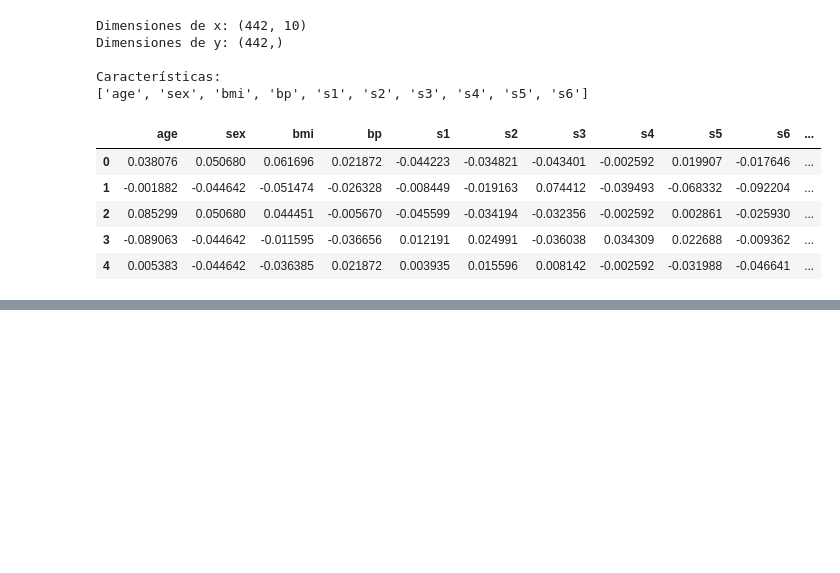
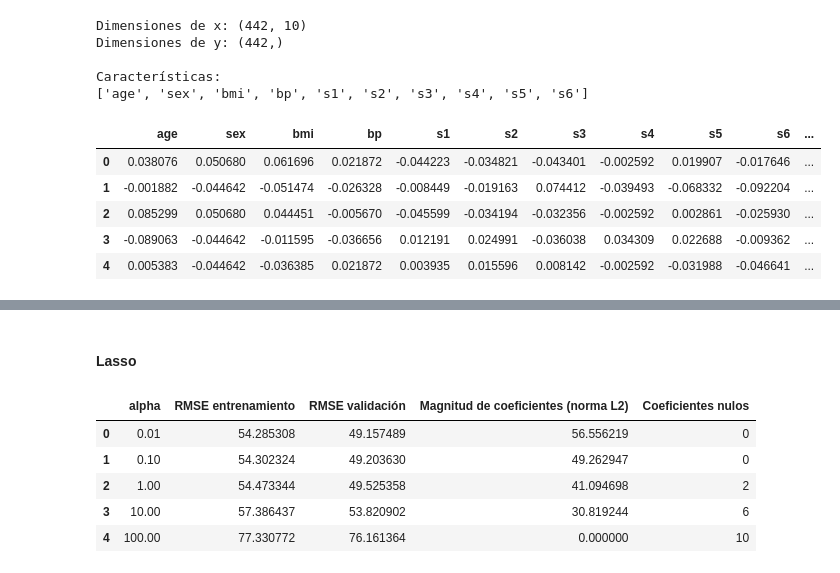
Before and after one commit to Boris-epn/Recuperaci-n-de-la-informaci-n, a Jupyter notebook: Primer bimestre/01_revml.ipynb, the cells around one changed output, grey strips where cells are left out. Drawn from its saved outputs; the diff is of its cells as text; code cells hidden in the pictures; blank space fills up the shorter version.

```diff
--- a/Primer bimestre/01_revml.ipynb
+++ b/Primer bimestre/01_revml.ipynb
@@ -530,0 +622,44 @@ Espero que un modelo más flexible produzca una menor cantidad de errores ante d
+# %% [markdown]
+#### Lasso
+# %%
+from sklearn.linear_model import Lasso
+
+resultados_lasso = []
+
+for alpha in [0.01, 0.1, 1, 10, 100]:
+    modelo_lasso = Pipeline([
+        ("escalador", StandardScaler()),
+        ("regresor", Lasso(
+            alpha=alpha,
+            max_iter=10000
+        ))
+    ])
+    modelo_lasso.fit(x_train_reg, y_train_reg)
+
+    pred_lasso_train = modelo_lasso.predict(x_train_reg)
+    pred_lasso_val = modelo_lasso.predict(x_val_reg)
+
+    coeficientes = modelo_lasso.named_steps["regresor"].coef_
+    cantidad_ceros = np.sum(coeficientes == 0)
+
+    resultados_lasso.append({
+        "alpha": alpha,
+        "RMSE entrenamiento": np.sqrt(
+            mean_squared_error(y_train_reg, pred_lasso_train)
+        ),
+        "RMSE validación": np.sqrt(
+            mean_squared_error(y_val_reg, pred_lasso_val)
+        ),
+        "Magnitud de coeficientes (norma L2)": np.linalg.norm(coeficientes),
+        "Coeficientes nulos": cantidad_ceros
+    })
+
+tabla_lasso = pd.DataFrame(resultados_lasso)
+tabla_lasso
+# %% [output]
+|  | alpha | RMSE entrenamiento | RMSE validación | Magnitud de coeficientes (norma L2) | Coeficientes nulos |
+| 0 | 0.01 | 54.285308 | 49.157489 | 56.556219 | 0 |
+| 1 | 0.10 | 54.302324 | 49.203630 | 49.262947 | 0 |
+| 2 | 1.00 | 54.473344 | 49.525358 | 41.094698 | 2 |
+| 3 | 10.00 | 57.386437 | 53.820902 | 30.819244 | 6 |
+| 4 | 100.00 | 77.330772 | 76.161364 | 0.000000 | 10 |
```
Also changed, not shown: parts of 28 cells of this notebook.
